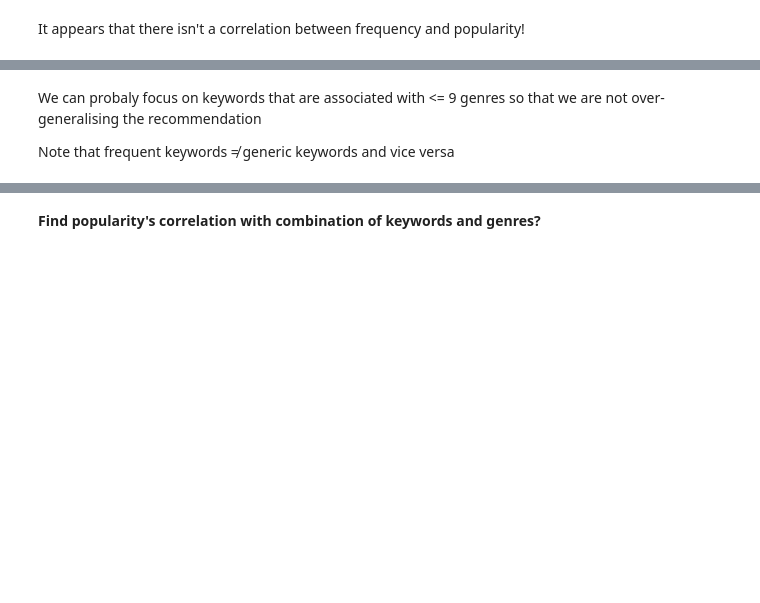
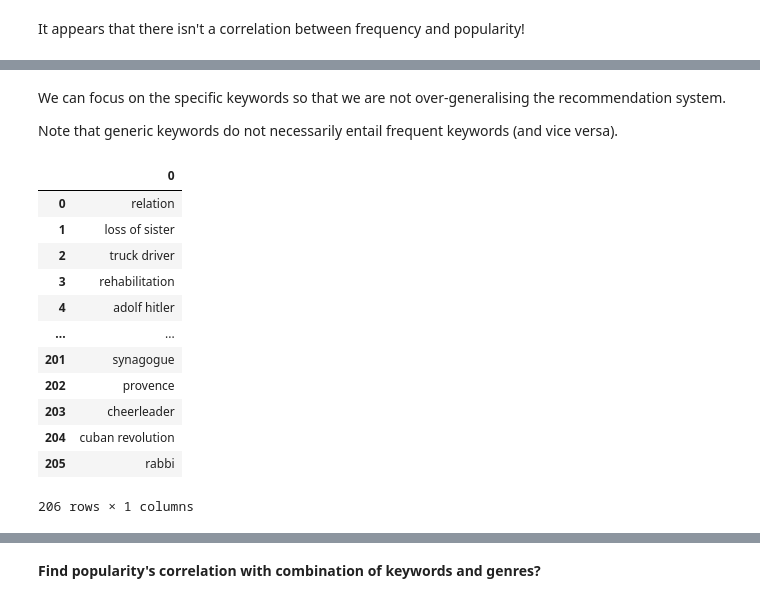
Before and after one commit to kunhwiko/Movie_Recommendation, a Jupyter notebook: src/CIS545_Group_Project.ipynb, the cells around one changed output, grey strips where cells are left out. Saved outputs shown, nothing was run; the diff lists cells and outputs as text; code cells hidden in the pictures; blank space fills up the shorter version.

```diff
--- a/src/CIS545_Group_Project.ipynb
+++ b/src/CIS545_Group_Project.ipynb
@@ -496,9 +498,30 @@ Text(0.5, 1.0, 'top20 generic keywords to describe movies of different genres')
 # %%
-#these are lists of keywords that are really generic (not frequent) and those that are more specific to certain genres
-
-generic_keywords = temp1[temp1['genres']>9]['keywords'].tolist()
-specific_keywords = temp1[temp1['genres']<=9]['keywords'].tolist()
+# list of keywords that are generic AND
+# list of keywords that are more specific to a particular genre
+generic_keywords = temp[temp['genres']>9]['keywords'].tolist()
+specific_keywords = temp[temp['genres']<=9]['keywords'].tolist()
 # %% [markdown]
-We can probaly focus on keywords that are associated with <= 9 genres so that we are not over-generalising the recommendation
+We can focus on the specific keywords so that we are not over-generalising the recommendation system.
 
-Note that frequent keywords ≠ generic keywords and vice versa
+Note that generic keywords do not necessarily entail frequent keywords (and vice versa).
+# %%
+keywords = set(keywords_df['keywords'])
+
+keywords_df = pd.DataFrame([word for word in specific_keywords if word in keywords], column=['keywords'])
+# %%
+# now we only look at 206 keywords!
+len(keywords_df)
+# %% [output]
+|  | 0 |
+| 0 | relation |
+| 1 | loss of sister |
+| 2 | truck driver |
+| 3 | rehabilitation |
+| 4 | adolf hitler |
+| ... | ... |
+| 201 | synagogue |
+| 202 | provence |
+| 203 | cheerleader |
+| 204 | cuban revolution |
+| 205 | rabbi |
+206 rows × 1 columns
```
Also changed, not shown: parts of 31 cells of this notebook.
